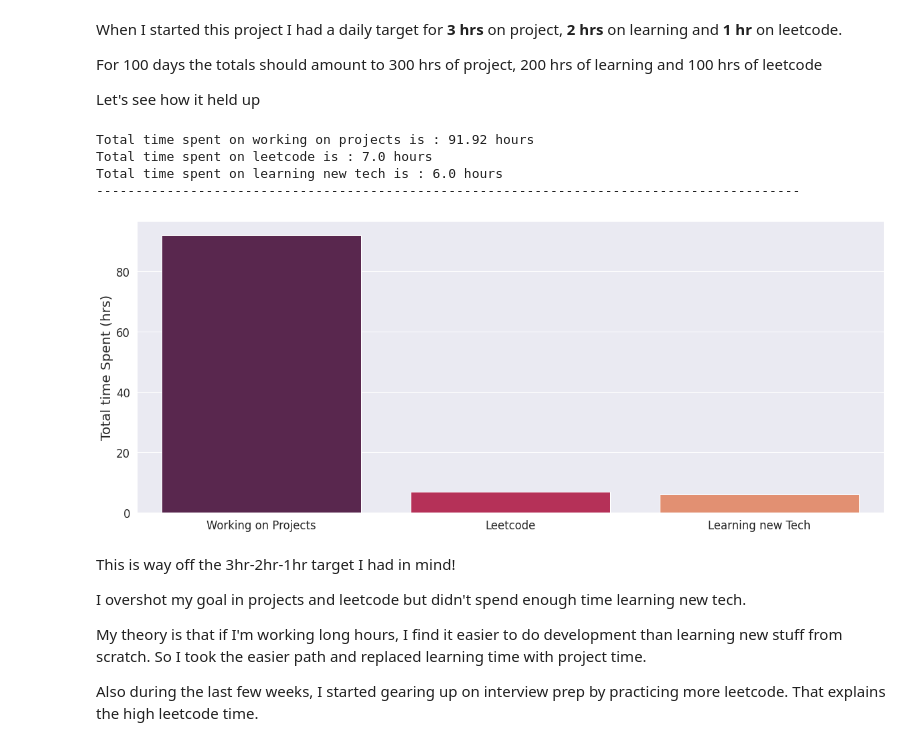
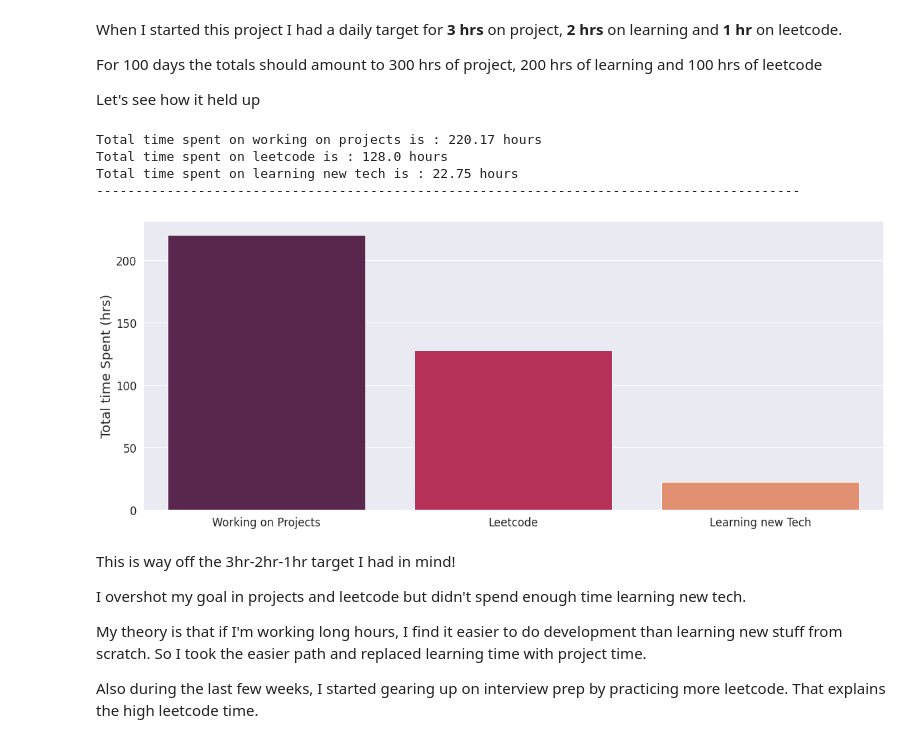
Before and after one commit to sarthak-314/100-Days-in-Data, a Jupyter notebook: 4.1 Data Exploration (Code).ipynb, the cells around one changed output. Cells and saved outputs as stored; diff of their text form; code cells hidden in the pictures.

```diff
--- a/4.1 Data Exploration (Code).ipynb
+++ b/4.1 Data Exploration (Code).ipynb
@@ -63,3 +60,14 @@ df_code = df_code.dropna(subset=['duration(hr)', 'productivity'])
+# %%
+def drop_invalid_values(x):
+    if '..' in str(x):
+        return None
+    try:
+        return float(x)
+    except:
+        return None
+
+df_code['productivity'] = df_code.productivity.apply(drop_invalid_values)
+df_code = df_code.dropna(subset=['duration(hr)', 'productivity'])
 # %%
 #Let's take a look at df_code
 df_code.head()
@@ -167,30 +163,30 @@ For 100 days the totals should amount to 300 hrs of project, 200 hrs of learning
 Let's see how it held up
 # %%
 #For each entry, I find out weather I am working on project, learning new tech or doing leetcode
-PROJECTS = ['Amatron', '100D', 'Airbnb']
+PROJECTS = ['Amatron', '100D', 'Airbnb', '180D', '180 D', '100 D']
 is_project = df_code.working_on.apply(lambda x : x in PROJECTS)
 is_learning = df_code.context.apply(lambda x : x == 'Learn')
 is_leetcode = df_code.working_on.apply(lambda x : x == 'Leetcode')
 
 time_spent = []
 CATEGORIES = ['Working on Projects', 'Leetcode', 'Learning new Tech']
 for df_bool, cat in zip([is_project, is_leetcode, is_learning], CATEGORIES):
     total_time_spent = df_code[df_bool]['duration(hr)'].sum()
     time_spent.append(total_time_spent)
     print('\x1b[0mTotal time spent on', cat.lower(), 'is :\x1b[32m', round(total_time_spent, 2), 'hours')
 
 print('------------------------------------------------------------------------------------------')
 fig, ax = plt.subplots(figsize=(20, 8))
 g = sns.barplot(CATEGORIES, time_spent, palette='rocket')
 _ = g.set_ylabel('Total time Spent (hrs)',fontsize=20)
 
 #TODO: Arrange them with most to least
 # %% [output]
-Total time spent on working on projects is : 91.92 hours
-Total time spent on leetcode is : 7.0 hours
-Total time spent on learning new tech is : 6.0 hours
+Total time spent on working on projects is : 220.17 hours
+Total time spent on leetcode is : 128.0 hours
+Total time spent on learning new tech is : 22.75 hours
 ------------------------------------------------------------------------------------------
-[figure, old version]
+[figure, new version]
 # %% [markdown]
 This is way off the 3hr-2hr-1hr target I had in mind!
 
```
Also changed, not shown: parts of 30 cells of this notebook.
